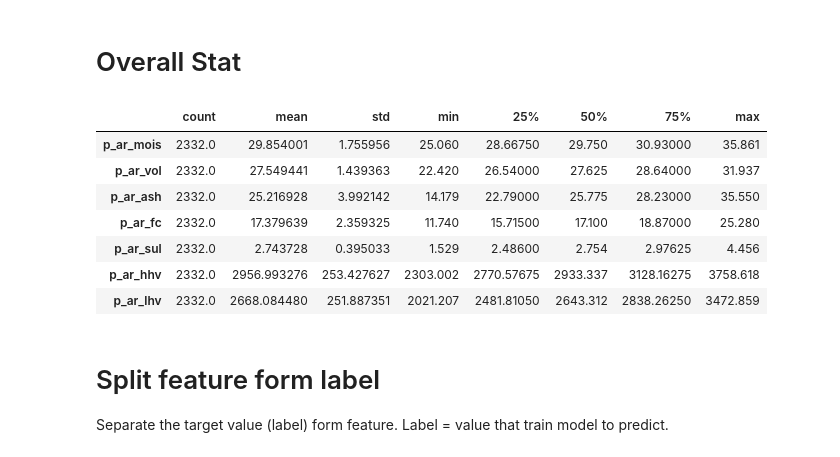
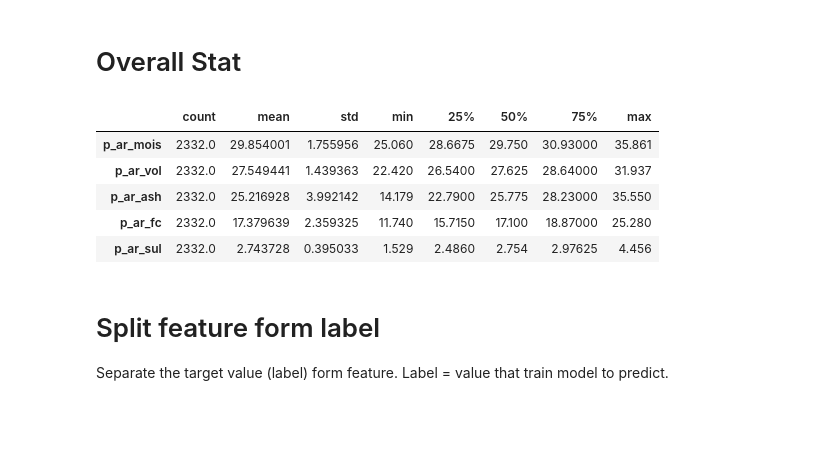
Before and after one commit to pitimonb/coal_analysis, a Jupyter notebook: coal_analysis_training.ipynb, the cells around one changed output. Cells and saved outputs as stored; diff of their text form; code cells hidden in the pictures; blank space fills up the shorter version.

```diff
--- a/coal_analysis_training.ipynb
+++ b/coal_analysis_training.ipynb
@@ -24,8 +22,9 @@ train_state = 'y'
 early_stop_state = 'y'
 save_state = 'y'
 load_state = 'n'
-model_num = 6
-coal_prop = ['AR_Carbon','AR_Nitrogen','AR_Hydrogen_Inc','AR_Oxygen_Inc','AR_Hydrogen_Exc','AR_Oxygen_Exc',]
+model_num = 4
+#coal_prop = ['AR_Carbon','AR_Nitrogen','AR_Hydrogen_Inc','AR_Oxygen_Inc','AR_Hydrogen_Exc','AR_Oxygen_Exc',]
+coal_prop = ['AR_Carbon','AR_Nitrogen','AR_Hydrogen_Exc','AR_Oxygen_Exc',]
 # %%
 if save_state == 'y':
   !pip install tensorflowjs
@@ -50,23 +49,23 @@ Requirement already satisfied: zipp>=0.5 in /usr/local/lib/python3.6/dist-packag
 # %% [markdown]
 # Import Dataset using pandas
 # %%
-car_dataset_url = "https://raw.githubusercontent.com/pitimonb/coal_analysis/new-ds/dataset/coal_car_ds.csv"
-nit_dataset_url = "https://raw.githubusercontent.com/pitimonb/coal_analysis/new-ds/dataset/coal_nit_ds.csv"
-hyd_inc_dataset_url = "https://raw.githubusercontent.com/pitimonb/coal_analysis/new-ds/dataset/coal_hyd_inc_ds.csv"
-oxy_inc_dataset_url = "https://raw.githubusercontent.com/pitimonb/coal_analysis/new-ds/dataset/coal_oxy_inc_ds.csv"
-hyd_exc_dataset_url = "https://raw.githubusercontent.com/pitimonb/coal_analysis/new-ds/dataset/coal_hyd_exc_ds.csv"
-oxy_exc_dataset_url = "https://raw.githubusercontent.com/pitimonb/coal_analysis/new-ds/dataset/coal_oxy_exc_ds.csv"
+car_dataset_url = "https://raw.githubusercontent.com/pitimonb/coal_analysis/main/dataset/coal_car_ds.csv"
+nit_dataset_url = "https://raw.githubusercontent.com/pitimonb/coal_analysis/main/dataset/coal_nit_ds.csv"
+#hyd_inc_dataset_url = "https://raw.githubusercontent.com/pitimonb/coal_analysis/new-ds/dataset/coal_hyd_inc_ds.csv"
+#oxy_inc_dataset_url = "https://raw.githubusercontent.com/pitimonb/coal_analysis/new-ds/dataset/coal_oxy_inc_ds.csv"
+hyd_exc_dataset_url = "https://raw.githubusercontent.com/pitimonb/coal_analysis/main/dataset/coal_hyd_exc_ds.csv"
+oxy_exc_dataset_url = "https://raw.githubusercontent.com/pitimonb/coal_analysis/main/dataset/coal_oxy_exc_ds.csv"
 
 car_dataset = pd.read_csv(car_dataset_url)
 nit_dataset = pd.read_csv(nit_dataset_url)
-hyd_inc_dataset = pd.read_csv(hyd_inc_dataset_url)
-oxy_inc_dataset = pd.read_csv(oxy_inc_dataset_url)
+#hyd_inc_dataset = pd.read_csv(hyd_inc_dataset_url)
+#oxy_inc_dataset = pd.read_csv(oxy_inc_dataset_url)
 hyd_exc_dataset = pd.read_csv(hyd_exc_dataset_url)
 oxy_exc_dataset = pd.read_csv(oxy_exc_dataset_url)
 
-#print(car_dataset)
-#print(nit_dataset)
+print(car_dataset)
+print(nit_dataset)
 #print(hyd_inc_dataset)
 #print(oxy_inc_dataset)
-#print(hyd_exc_dataset)
-#print(oxy_exc_dataset)
+print(hyd_exc_dataset)
+print(oxy_exc_dataset)
@@ -73,5 +90,6 @@ oxy_exc_dataset = pd.read_csv(oxy_exc_dataset_url)
 # %%
-dataset = [car_dataset,nit_dataset,hyd_inc_dataset,oxy_inc_dataset,hyd_exc_dataset,oxy_exc_dataset]
+#dataset = [car_dataset,nit_dataset,hyd_inc_dataset,oxy_inc_dataset,hyd_exc_dataset,oxy_exc_dataset]
+dataset = [car_dataset,nit_dataset,hyd_exc_dataset,oxy_exc_dataset]
 # %% [markdown]
 # Clean data
 # %%
@@ -164,11 +172,11 @@ def train_ds(x):
 def test_ds (x):
   return x.drop((x.sample(frac = ds_frac,random_state = 0)).index)
 # %%
-train_dataset = [1,2,3,4,5,6]
-test_dataset = [1,2,3,4,5,6]
+train_dataset = [1,2,3,4]
+test_dataset = [1,2,3,4]
 for i in range(model_num):
   train_dataset[i] = train_ds(dataset[i])
-#test_dataset = [1,2,3,4,5,6]
+#test_dataset = [1,2,3,4]
 for i in range (model_num):
   test_dataset[i] = test_ds(dataset[i])
 
@@ -187,22 +195,21 @@ for i in range (model_num):
 # %% [markdown]
 # Overall Stat
 # %%
-train_stats = [1,2,3,4,5,6]
-train_pop = ["u_ar_car","u_ar_nit","u_ar_hyd_inc","u_ar_oxy_inc","u_ar_hyd_exc","u_ar_oxy_exc"]
+train_stats = [1,2,3,4]
+#train_pop = ["u_ar_car","u_ar_nit","u_ar_hyd_inc","u_ar_oxy_inc","u_ar_hyd_exc","u_ar_oxy_exc"]
+train_pop = ["u_ar_car","u_ar_nit","u_ar_hyd_exc","u_ar_oxy_exc"]
 for i in range(model_num):
   train_stats[i] = train_dataset[i].describe()
   train_stats[i].pop(str(train_pop[i]))
   train_stats[i] = train_stats[i].transpose()
 train_stats[1]
 # %% [output]
 |  | count | mean | std | min | 25% | 50% | 75% | max |
-| p_ar_mois | 2332.0 | 29.854001 | 1.755956 | 25.060 | 28.66750 | 29.750 | 30.93000 | 35.861 |
-| p_ar_vol | 2332.0 | 27.549441 | 1.439363 | 22.420 | 26.54000 | 27.625 | 28.64000 | 31.937 |
-| p_ar_ash | 2332.0 | 25.216928 | 3.992142 | 14.179 | 22.79000 | 25.775 | 28.23000 | 35.550 |
-| p_ar_fc | 2332.0 | 17.379639 | 2.359325 | 11.740 | 15.71500 | 17.100 | 18.87000 | 25.280 |
-| p_ar_sul | 2332.0 | 2.743728 | 0.395033 | 1.529 | 2.48600 | 2.754 | 2.97625 | 4.456 |
-| p_ar_hhv | 2332.0 | 2956.993276 | 253.427627 | 2303.002 | 2770.57675 | 2933.337 | 3128.16275 | 3758.618 |
-| p_ar_lhv | 2332.0 | 2668.084480 | 251.887351 | 2021.207 | 2481.81050 | 2643.312 | 2838.26250 | 3472.859 |
+| p_ar_mois | 2332.0 | 29.854001 | 1.755956 | 25.060 | 28.6675 | 29.750 | 30.93000 | 35.861 |
+| p_ar_vol | 2332.0 | 27.549441 | 1.439363 | 22.420 | 26.5400 | 27.625 | 28.64000 | 31.937 |
+| p_ar_ash | 2332.0 | 25.216928 | 3.992142 | 14.179 | 22.7900 | 25.775 | 28.23000 | 35.550 |
+| p_ar_fc | 2332.0 | 17.379639 | 2.359325 | 11.740 | 15.7150 | 17.100 | 18.87000 | 25.280 |
+| p_ar_sul | 2332.0 | 2.743728 | 0.395033 | 1.529 | 2.4860 | 2.754 | 2.97625 | 4.456 |
 # %% [markdown]
 # Split feature form label
 Separate the target value (label) form feature. Label = value that train model to predict.
```
Also changed, not shown: parts of 23 cells of this notebook, 2 other files.
